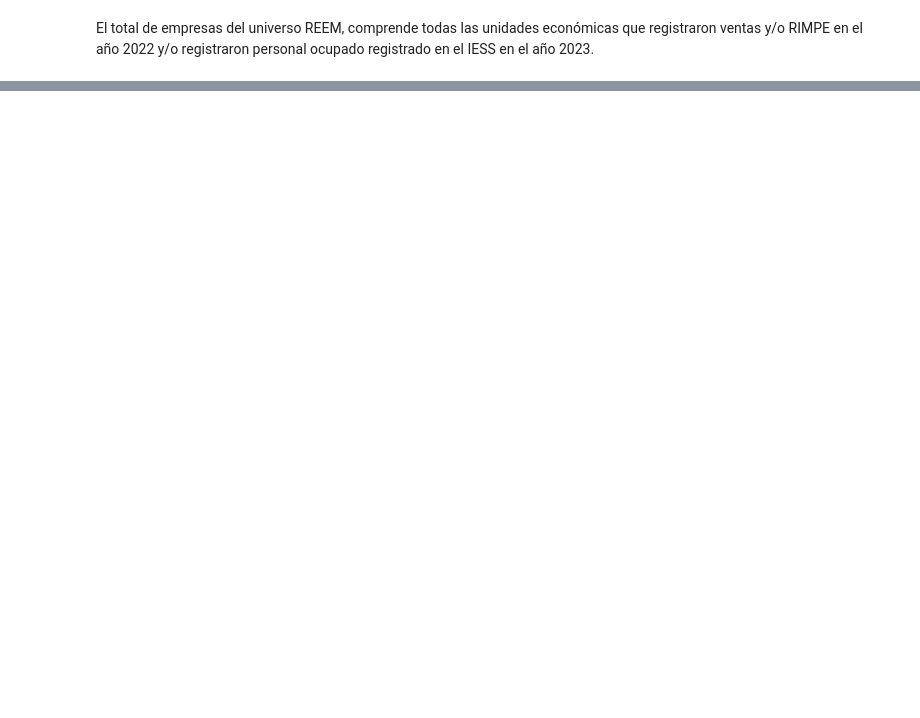
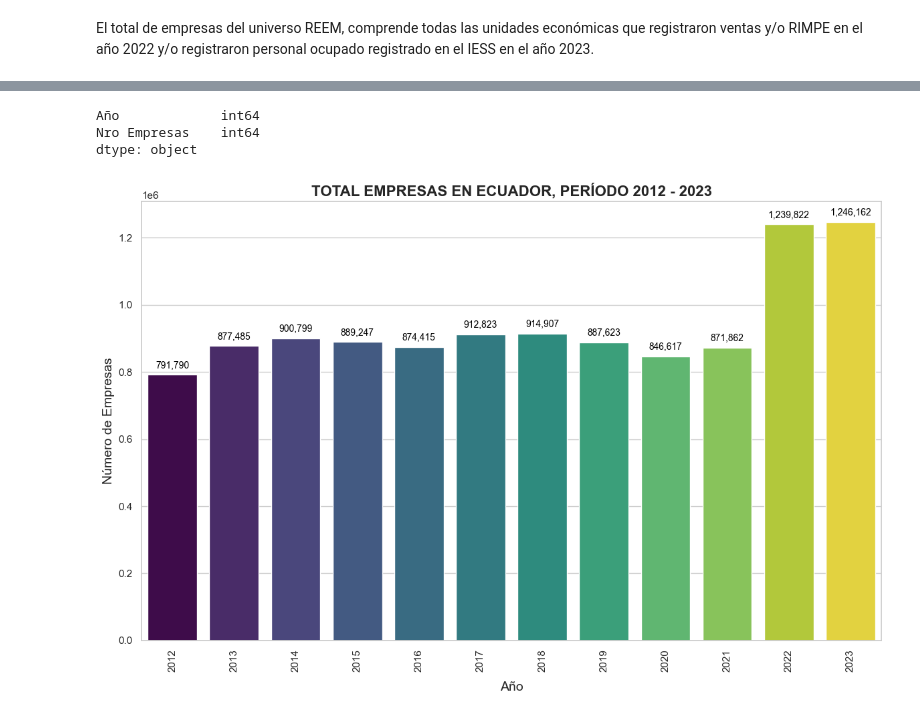
Before and after one commit to alexpin/Scraping_projec, a Jupyter notebook: notebooks/inec.ipynb, the cells around one changed output, grey strips where cells are left out. Cells and saved outputs as stored; diff of their text form; code cells hidden in the pictures; blank space fills up the shorter version.

```diff
--- a/notebooks/inec.ipynb
+++ b/notebooks/inec.ipynb
@@ -466,0 +473,12 @@ El total de empresas del universo REEM, comprende todas las unidades económicas
+# %%
+
+TotalEmp_csv = r'C:\Users\alexa\OneDrive\Escritorio\Bases_Data\inec\1.1.2.csv'
+
+# Intentar leer el archivo con una codificación específica
+try:
+    processed_totalEmp = pd.read_csv(TotalEmp_csv, delimiter=';', encoding='utf-8')
+except UnicodeDecodeError:
+    # Si falla, intentar con otra codificación
+    processed_totalEmp = pd.read_csv(TotalEmp_csv, delimiter=';', encoding='latin1')
+
+print(processed_totalEmp)
@@ -466,0 +499,40 @@ El total de empresas del universo REEM, comprende todas las unidades económicas
+# %%
+processed_totalEmp.dtypes
+# %% [output]
+Año             int64
+Nro Empresas    int64
+dtype: object
+# %%
+processed_totalEmp.columns = ['año', 'Nro Empresas']
+
+# Configurar el estilo de seaborn
+sns.set(style="whitegrid")
+
+# Crear la figura y el gráfico de barras
+plt.figure(figsize=(12, 8))
+ax = sns.barplot(x='año', y='Nro Empresas', hue='año', data=processed_totalEmp, palette="viridis", legend=False)
+
+# Añadir los valores encima de cada barra
+for p in ax.patches:
+    ax.annotate(
+        format(p.get_height(), ',.0f'),
+        (p.get_x() + p.get_width() / 2., p.get_height()),
+        ha='center',
+        va='center',
+        xytext=(0, 10),
+        textcoords='offset points',
+        fontsize=10,
+        color='black'
+    )
+
+# Mejorar etiquetas y título
+plt.xlabel('Año', fontsize=14, labelpad=10)
+plt.ylabel('Número de Empresas', fontsize=14)
+plt.title('TOTAL EMPRESAS EN ECUADOR, PERÍODO 2012 - 2023', fontsize=16, fontweight='bold')
+plt.xticks(rotation=90, ha='center')
+
+# Mostrar el gráfico
+plt.tight_layout()
+plt.show()
+# %% [output]
+[figure, added]
```
Also changed, not shown: parts of 12 cells of this notebook, 2 other files.
